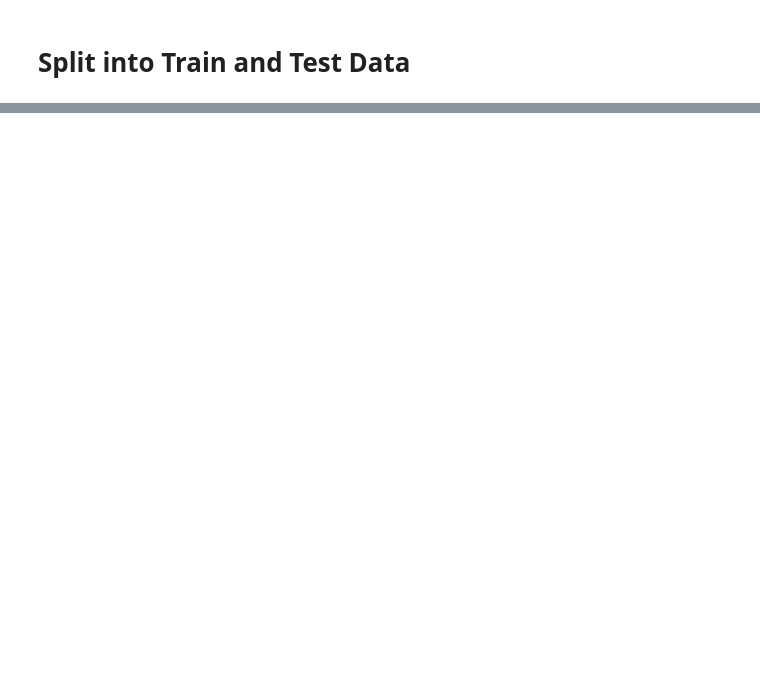
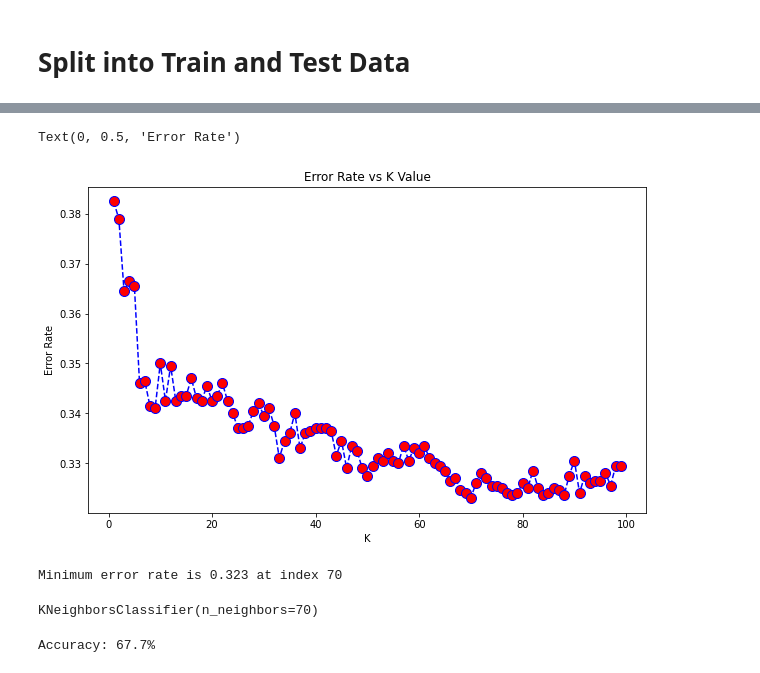
Before and after one commit to taflor/Student-Scores, a Jupyter notebook: notebooks/1.4 Modeling.ipynb, the cells around one changed output, grey strips where cells are left out. Saved outputs shown, nothing was run; the diff lists cells and outputs as text; code cells hidden in the pictures; blank space fills up the shorter version.

```diff
--- a/notebooks/1.4 Modeling.ipynb
+++ b/notebooks/1.4 Modeling.ipynb
@@ -250,0 +144,43 @@ weighted avg       0.67      0.67      0.67      1000
+# %%
+# 2nd method: Using error rate, evaluate best k
+
+error_rate = []
+
+# range between 1 and sqrt(rows)
+for i in range(1,100):
+    knn = KNeighborsClassifier(n_neighbors=i)
+    knn.fit(X_train, y_train)
+    pred_i = knn.predict(X_test)
+    error_rate.append(np.mean(pred_i != y_test))
+# %%
+plt.figure(figsize=(10,6))
+plt.plot(range(1,100),error_rate,color='blue',linestyle='dashed',
+         marker='o',markerfacecolor='red',markersize=10)
+plt.title('Error Rate vs K Value')
+plt.xlabel('K')
+plt.ylabel('Error Rate')
+# %% [output]
+Text(0, 0.5, 'Error Rate')
+[figure, added]
+# %%
+min_level = min(error_rate)
+
+min_index = 0
+for i in range(0,len(error_rate)):
+    if error_rate[i] == min_level:
+        min_index = i+1 #plus 1 due to knn starting at 1 and not 0 like a list
+
+print('Minimum error rate is {} at index {}'.format(min_level,min_index))
+# %% [output]
+Minimum error rate is 0.323 at index 70
+# %%
+knn = KNeighborsClassifier(min_index)
+knn.fit(X_train,y_train)
+# %% [output]
+KNeighborsClassifier(n_neighbors=70)
+# %%
+# generate predictions using the best-performing model
+y_pred = knn.predict(X_test)
+print("Accuracy: {}%".format(metrics.accuracy_score(y_test, y_pred)*100))
+# %% [output]
+Accuracy: 67.7%
```
Also changed, not shown: parts of 59 cells of this notebook.
